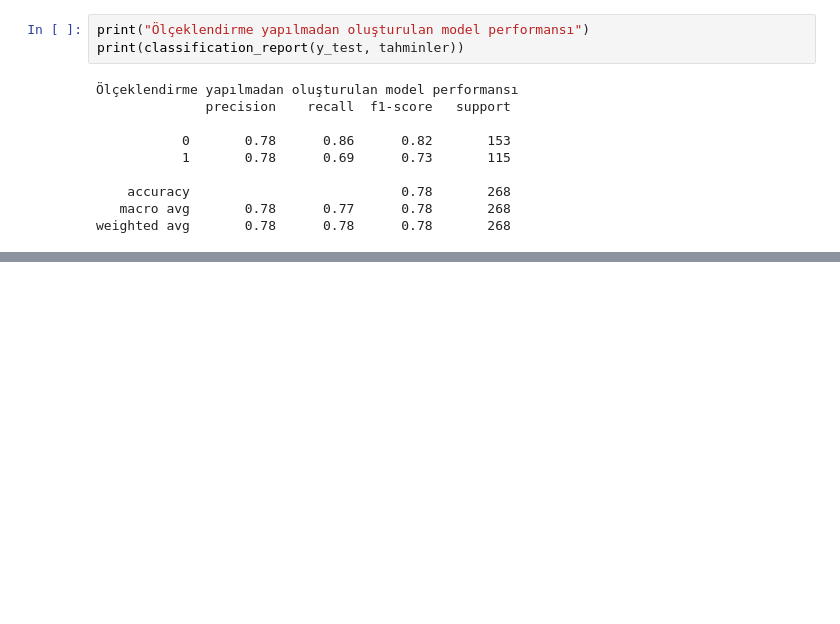
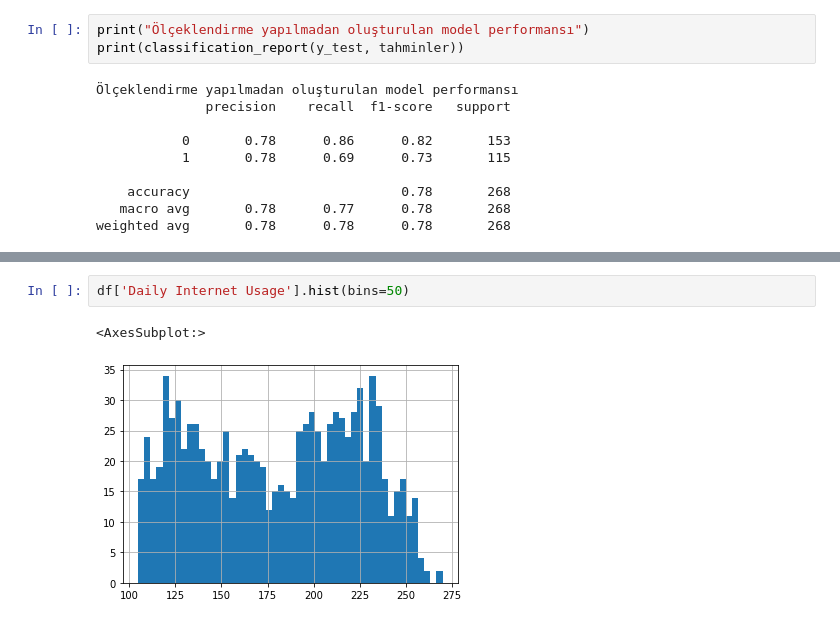
Before and after one commit to yasarkucukefe/YBS462, a Jupyter notebook: hafta-3/ders_3.ipynb, the cells around one changed output, grey strips where cells are left out. Drawn from its saved outputs; the diff is of its cells as text; blank space fills up the shorter version.

```diff
--- a/hafta-3/ders_3.ipynb
+++ b/hafta-3/ders_3.ipynb
@@ -375,0 +414,5 @@ weighted avg       0.78      0.78      0.78       268
+# %%
+df['Daily Internet Usage'].hist(bins=50)
+# %% [output]
+<AxesSubplot:>
+[figure, added]
```
Also changed, not shown: parts of 19 cells of this notebook.
